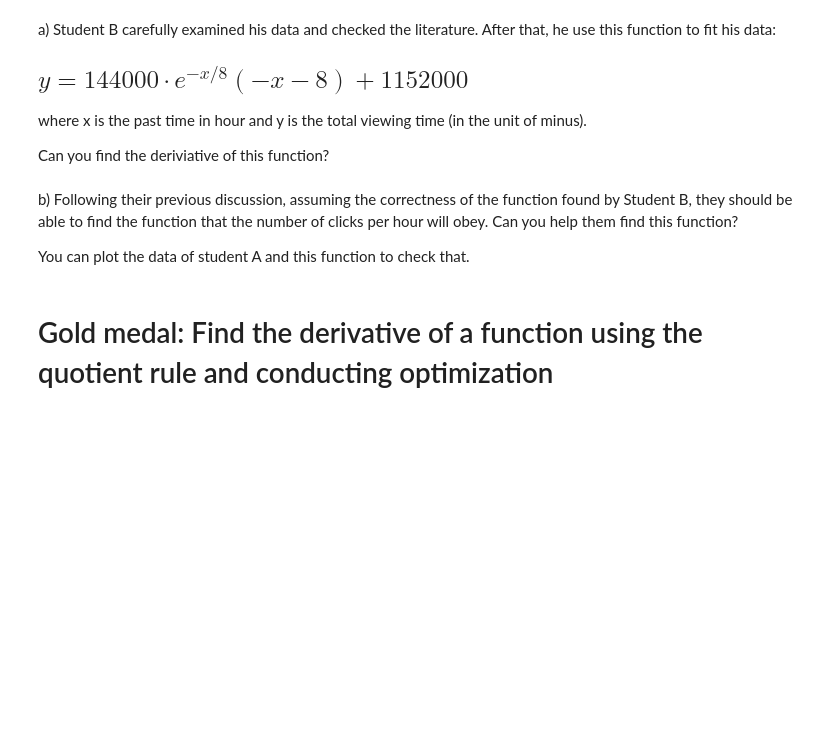
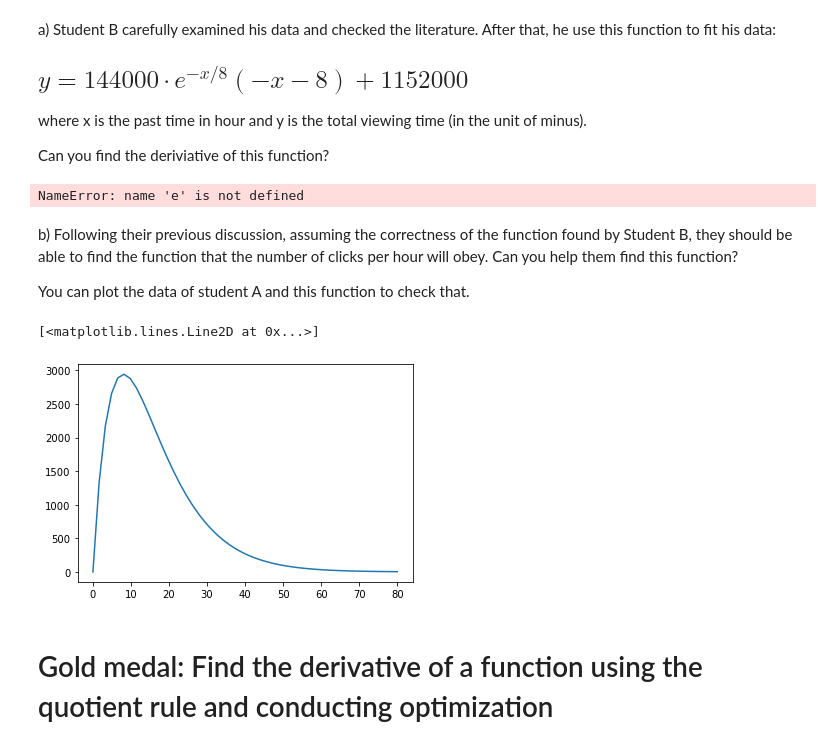
Before and after one commit to tomhtlnd/computational-thinking-week-individual-14476843, a Jupyter notebook: challenge_calculus/Review_Calculus.ipynb, the cells around one changed output. Saved outputs shown, nothing was run; the diff lists cells and outputs as text; code cells hidden in the pictures; blank space fills up the shorter version.

```diff
--- a/challenge_calculus/Review_Calculus.ipynb
+++ b/challenge_calculus/Review_Calculus.ipynb
@@ -145,15 +145,28 @@ a) Student B carefully examined his data and checked the literature. After that,
 where x is the past time in hour and y is the total viewing time (in the unit of minus).
 
 Can you find the deriviative of this function?
+# %%
+y = -18000 * (-x-8) * e ** (-x/8) - 144000 * e ** (-x/8)
+# %% [output]
+NameError: name 'e' is not defined
 # %% [markdown]
 b) Following their previous discussion, assuming the correctness of the function found by Student B, they should be able to find the function that the number of clicks per hour will obey. Can you help them find this function?
 
 You can plot the data of student A and this function to check that.
-# %%
-def DerivativeExp(x):
-    # TO DO
-    pass
-    return # TO DO
+# %%
+def DerivativeExp(x):
+    # TO DO
+    y = (-18000 * (-x-8) * e ** (-x/8) - 144000 * e ** (-x/8)) / 18
+    return y
+
+x = np.linspace(0, 80)
+e = 2.71828
+y = DerivativeExp(x)
+
+plt.plot(x, y)
+# %% [output]
+[<matplotlib.lines.Line2D at 0x...>]
+[figure, added]
 # %% [markdown]
 # Gold medal: Find the derivative of a function using the quotient rule and conducting optimization
 # %% [markdown]
```
Also changed, not shown: 1 other file.
